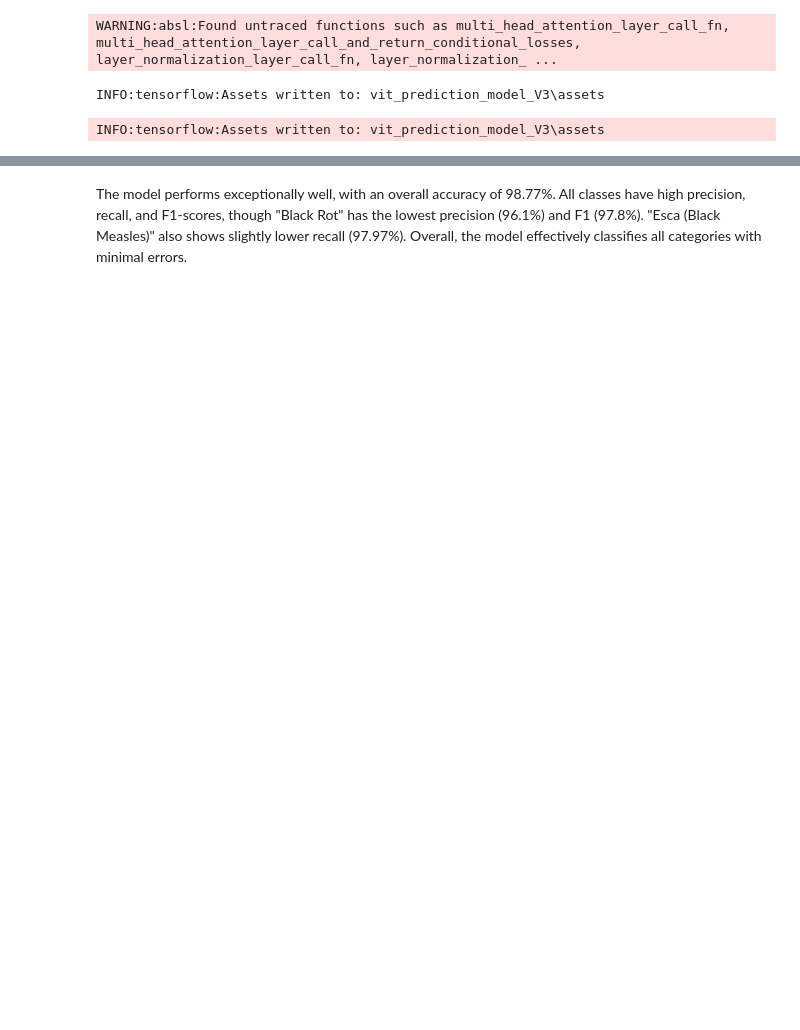
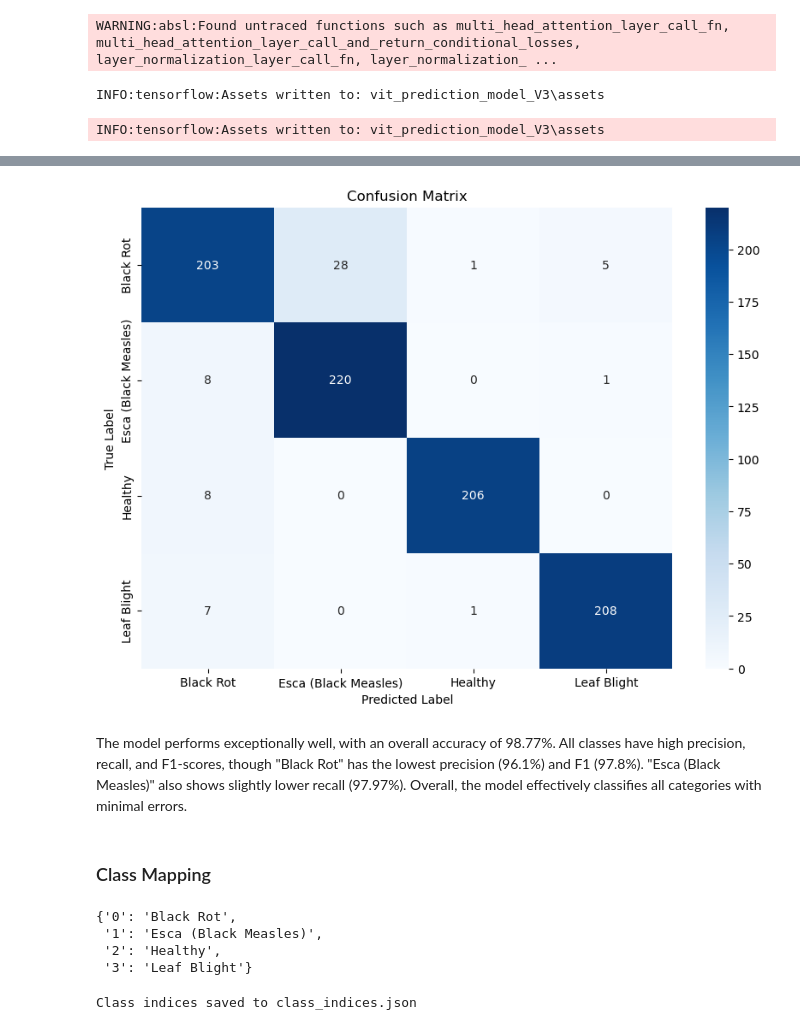
Before and after one commit to Joshuaogaga/Grape-Disease, a Jupyter notebook: grape_vit.ipynb, the cells around one changed output, grey strips where cells are left out. Drawn from its saved outputs; the diff is of its cells as text; code cells hidden in the pictures; blank space fills up the shorter version.

```diff
--- a/grape_vit.ipynb
+++ b/grape_vit.ipynb
@@ -420,2 +421,40 @@ weighted avg           0.988096  0.987723  0.987769  896.000000
+# %%
+import seaborn as  sns
+from sklearn.metrics import confusion_matrix
+
+# Calculate confusion matrix
+conf_matrix = confusion_matrix(true_labels, predictions)
+
+# Plot confusion matrix
+plt.figure(figsize=(10, 7))
+sns.heatmap(conf_matrix, annot=True, fmt='d', cmap='Blues',
+            xticklabels=class_names, yticklabels=class_names)
+plt.xlabel('Predicted Label')
+plt.ylabel('True Label')
+plt.title('Confusion Matrix')
+plt.show()
+# %% [output]
+[figure, added]
 # %% [markdown]
 The model performs exceptionally well, with an overall accuracy of 98.77%. All classes have high precision, recall, and F1-scores, though "Black Rot" has the lowest precision (96.1%) and F1 (97.8%). "Esca (Black Measles)" also shows slightly lower recall (97.97%). Overall, the model effectively classifies all categories with minimal errors.
+# %% [markdown]
+### Class Mapping
+# %%
+# Create class indices dictionary
+class_indices = {str(index): name for index, name in enumerate(class_names)}
+class_indices
+# %% [output]
+{'0': 'Black Rot',
+ '1': 'Esca (Black Measles)',
+ '2': 'Healthy',
+ '3': 'Leaf Blight'}
+# %%
+import json
+
+# Save class indices to JSON
+with open('class_indices_vit.json', 'w') as f:
+    json.dump(class_indices, f)
+
+print("Class indices saved to class_indices.json")
+# %% [output]
+Class indices saved to class_indices.json
```
Also changed, not shown: parts of 10 cells of this notebook, 17 other files.
